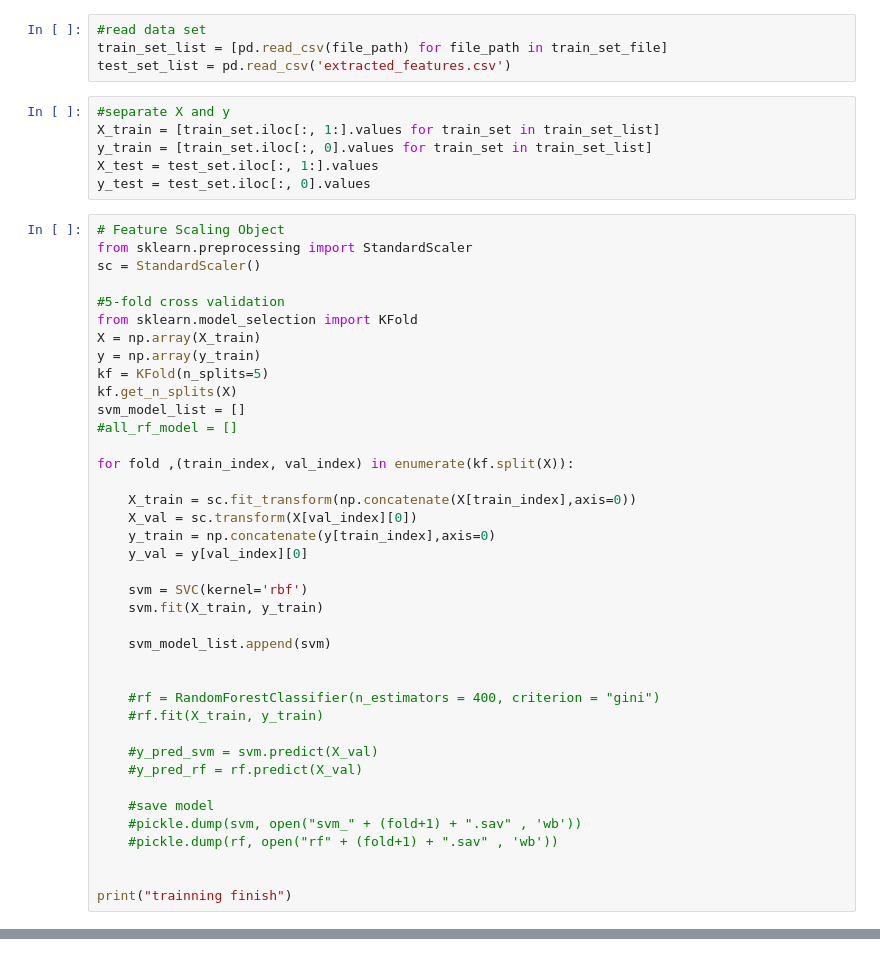
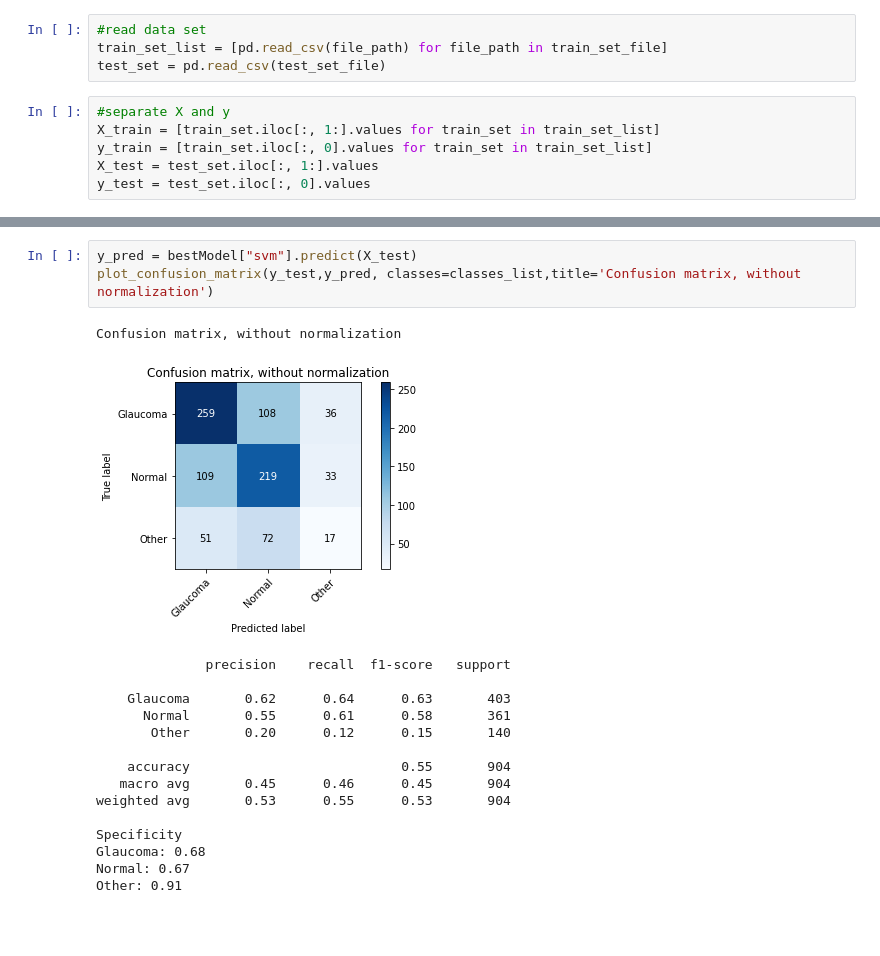
Before and after one commit to Atdhasiri/machineLearning, a Jupyter notebook: mainWork.ipynb, the cells around one changed output, grey strips where cells are left out. Drawn from its saved outputs; the diff is of its cells as text; blank space fills up the shorter version.

```diff
--- a/mainWork.ipynb
+++ b/mainWork.ipynb
@@ -21,49 +180,10 @@ n_folds = 5
 # %%
 #read data set
 train_set_list = [pd.read_csv(file_path) for file_path in train_set_file]
-test_set_list = pd.read_csv('extracted_features.csv')
+test_set = pd.read_csv(test_set_file)
 # %%
 #separate X and y
 X_train = [train_set.iloc[:, 1:].values for train_set in train_set_list]
 y_train = [train_set.iloc[:, 0].values for train_set in train_set_list]
 X_test = test_set.iloc[:, 1:].values
 y_test = test_set.iloc[:, 0].values
-# %%
-# Feature Scaling Object
-from sklearn.preprocessing import StandardScaler
-sc = StandardScaler()
-
-#5-fold cross validation
-from sklearn.model_selection import KFold
-X = np.array(X_train)
-y = np.array(y_train)
-kf = KFold(n_splits=5)
-kf.get_n_splits(X)
-svm_model_list = []
-#all_rf_model = []
-
-for fold ,(train_index, val_index) in enumerate(kf.split(X)):
-
-    X_train = sc.fit_transform(np.concatenate(X[train_index],axis=0))
-    X_val = sc.transform(X[val_index][0])
-    y_train = np.concatenate(y[train_index],axis=0)
-    y_val = y[val_index][0]
-
-    svm = SVC(kernel='rbf')
-    svm.fit(X_train, y_train)
-
-    svm_model_list.append(svm)
-
-
-    #rf = RandomForestClassifier(n_estimators = 400, criterion = "gini")
-    #rf.fit(X_train, y_train)
-
-    #y_pred_svm = svm.predict(X_val)
-    #y_pred_rf = rf.predict(X_val)
-
-    #save model
-    #pickle.dump(svm, open("svm_" + (fold+1) + ".sav" , 'wb'))
-    #pickle.dump(rf, open("rf" + (fold+1) + ".sav" , 'wb'))
-
-
-print("trainning finish")
@@ -111,0 +313,20 @@ IndexError: too many indices for array
+# %%
+y_pred = bestModel["svm"].predict(X_test)
+plot_confusion_matrix(y_test,y_pred, classes=classes_list,title='Confusion matrix, without normalization')
+# %% [output]
+Confusion matrix, without normalization
+[figure, added]
+              precision    recall  f1-score   support
+
+    Glaucoma       0.62      0.64      0.63       403
+      Normal       0.55      0.61      0.58       361
+       Other       0.20      0.12      0.15       140
+
+    accuracy                           0.55       904
+   macro avg       0.45      0.46      0.45       904
+weighted avg       0.53      0.55      0.53       904
+
+Specificity
+Glaucoma: 0.68
+Normal: 0.67
+Other: 0.91
```
Also changed, not shown: parts of 10 cells of this notebook, 2 other files.
